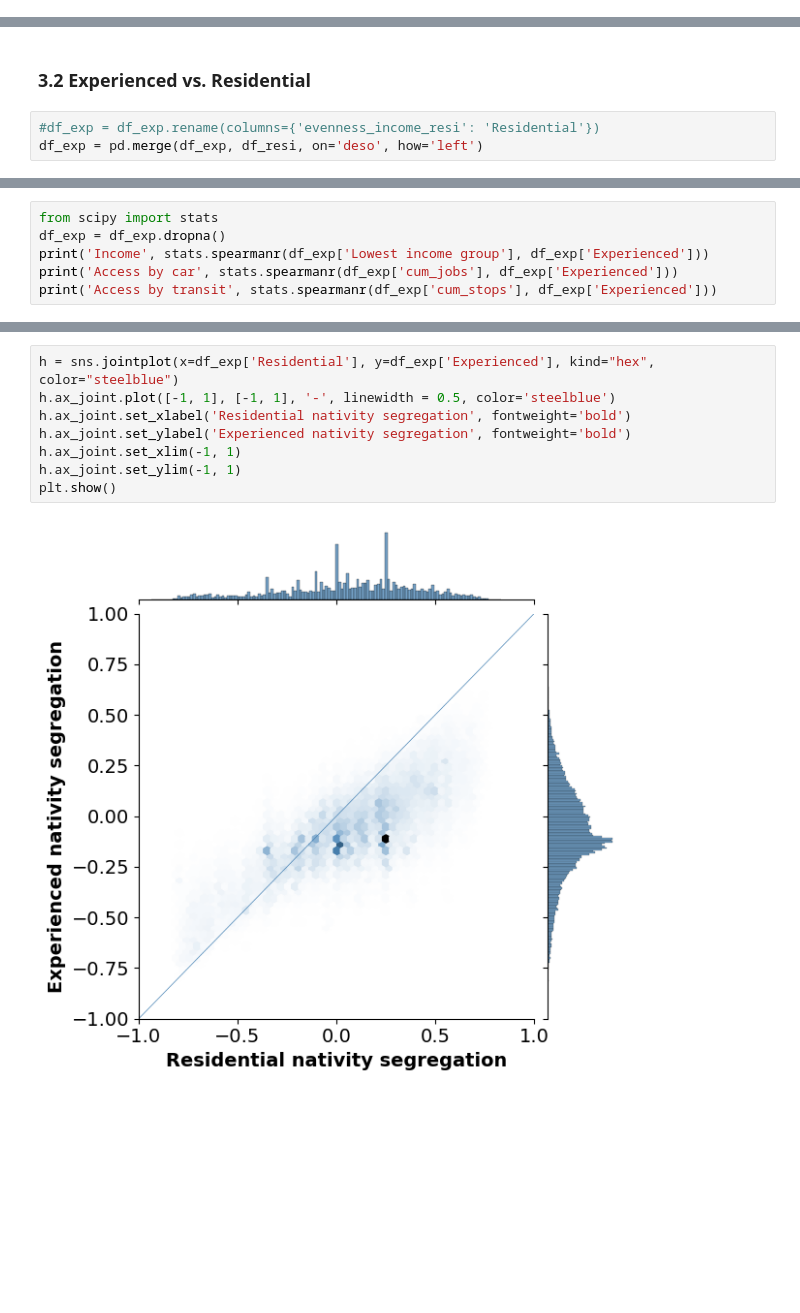
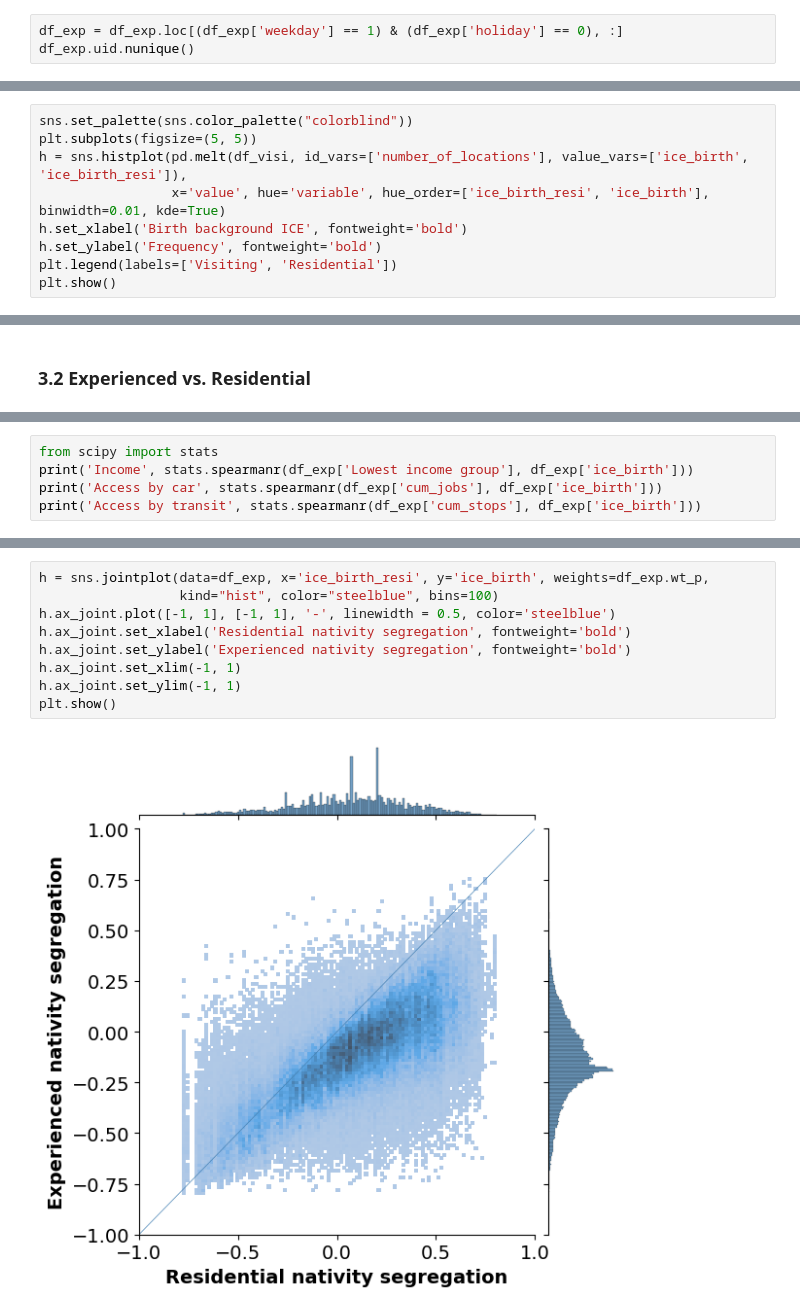
Before and after one commit to MobiSegInsights/mobi-social-segregation-se, a Jupyter notebook: src/MobiSegInsightsSE.data_exp.1.0/28-descriptive-analysis/28-4-segregation-description.ipynb, the cells around one changed output, grey strips where cells are left out. Drawn from its saved outputs; the diff is of its cells as text; blank space fills up the shorter version.

```diff
--- a/src/MobiSegInsightsSE.data_exp.1.0/28-descriptive-analysis/28-4-segregation-description.ipynb
+++ b/src/MobiSegInsightsSE.data_exp.1.0/28-descriptive-analysis/28-4-segregation-description.ipynb
@@ -72,0 +33,3 @@ Check birth region evenness.
+# %%
+df_exp = df_exp.loc[(df_exp['weekday'] == 1) & (df_exp['holiday'] == 0), :]
+df_exp.uid.nunique()
@@ -128,0 +112,9 @@ histogram_plot_multi(df=df, var_list=['Residential', 'Visiting'],
+# %%
+sns.set_palette(sns.color_palette("colorblind"))
+plt.subplots(figsize=(5, 5))
+h = sns.histplot(pd.melt(df_visi, id_vars=['number_of_locations'], value_vars=['ice_birth', 'ice_birth_resi']),
+                 x='value', hue='variable', hue_order=['ice_birth_resi', 'ice_birth'], binwidth=0.01, kde=True)
+h.set_xlabel('Birth background ICE', fontweight='bold')
+h.set_ylabel('Frequency', fontweight='bold')
+plt.legend(labels=['Visiting', 'Residential'])
+plt.show()
@@ -175,5 +173,2 @@ plt.show()
 # %% [markdown]
 ### 3.2 Experienced vs. Residential
-# %%
-#df_exp = df_exp.rename(columns={'evenness_income_resi': 'Residential'})
-df_exp = pd.merge(df_exp, df_resi, on='deso', how='left')
@@ -188,7 +175,6 @@ df_exp.to_parquet('results/seg_disparity_exp_nativity.parquet', index=False)
 # %%
 from scipy import stats
-df_exp = df_exp.dropna()
-print('Income', stats.spearmanr(df_exp['Lowest income group'], df_exp['Experienced']))
-print('Access by car', stats.spearmanr(df_exp['cum_jobs'], df_exp['Experienced']))
-print('Access by transit', stats.spearmanr(df_exp['cum_stops'], df_exp['Experienced']))
+print('Income', stats.spearmanr(df_exp['Lowest income group'], df_exp['ice_birth']))
+print('Access by car', stats.spearmanr(df_exp['cum_jobs'], df_exp['ice_birth']))
+print('Access by transit', stats.spearmanr(df_exp['cum_stops'], df_exp['ice_birth']))
 # %% [output]
@@ -198,10 +184,11 @@ Access by transit SpearmanrResult(correlation=-0.20846568860675777, pvalue=0.0)
 # %%
-h = sns.jointplot(x=df_exp['Residential'], y=df_exp['Experienced'], kind="hex", color="steelblue")
+h = sns.jointplot(data=df_exp, x='ice_birth_resi', y='ice_birth', weights=df_exp.wt_p,
+                  kind="hist", color="steelblue", bins=100)
 h.ax_joint.plot([-1, 1], [-1, 1], '-', linewidth = 0.5, color='steelblue')
 h.ax_joint.set_xlabel('Residential nativity segregation', fontweight='bold')
 h.ax_joint.set_ylabel('Experienced nativity segregation', fontweight='bold')
 h.ax_joint.set_xlim(-1, 1)
 h.ax_joint.set_ylim(-1, 1)
 plt.show()
 # %% [output]
-[figure, old version]
+[figure, new version]
```
Also changed, not shown: parts of 41 cells of this notebook, 34 other files.
